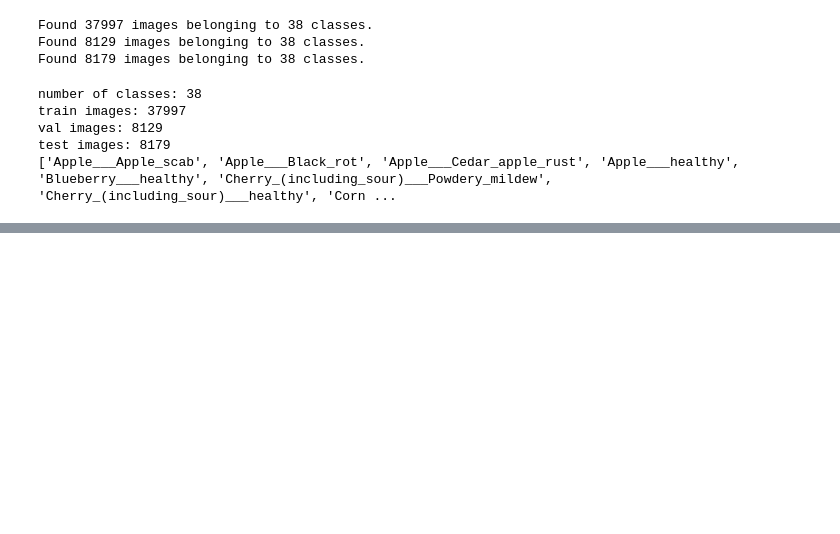
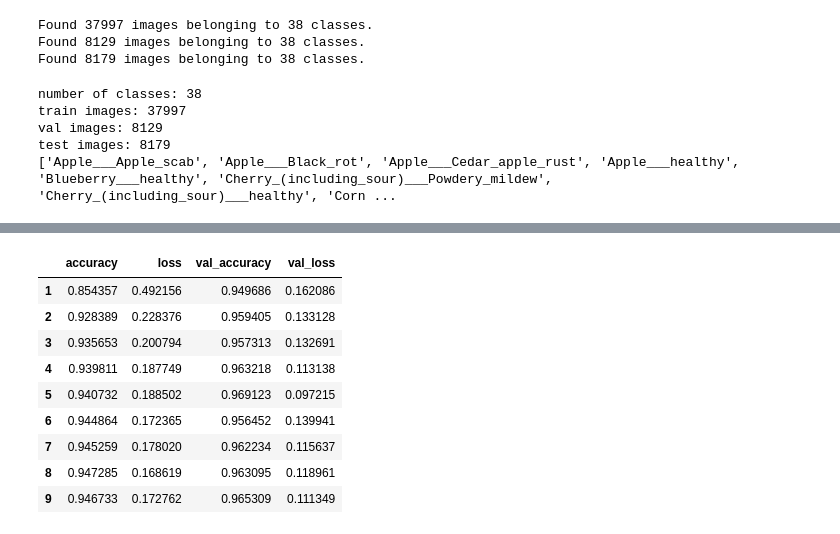
Before and after one commit to RatanChowdary/Plant-disease-detector1, a Jupyter notebook: Notebooks/Plant_Disease_Detector99.ipynb, the cells around one changed output, grey strips where cells are left out. Saved outputs shown, nothing was run; the diff lists cells and outputs as text; code cells hidden in the pictures; blank space fills up the shorter version.

```diff
--- a/Notebooks/Plant_Disease_Detector99.ipynb
+++ b/Notebooks/Plant_Disease_Detector99.ipynb
@@ -231,3 +225,12 @@ Model: "functional_8"
  Total params: 5,973,110 (22.79 MB)
  Trainable params: 51,238 (200.15 KB)
  Non-trainable params: 5,921,872 (22.59 MB)
+# %%
+#now just a small smoke test before real training starts
+#just running 1 epoch on few batches so i can know nothing crashes and loss moves
+smoke=model.fit(
+    train_gen,
+    validation_data=val_gen,
+    epochs=1,steps_per_epoch=5, #kept only 5 keeps it fast
+    validation_steps=3 # just 3 dont need full thing for testing
+)
@@ -233,0 +250,19 @@ Model: "functional_8"
+# %%
+# found an error in val_gen which caused error in imgsize and fixed it now\
+# now the actual traning part with callbacks
+# using callbacks becuase they help in saving time and runs automaticall when training is happening
+# this stops training if val_loss stops improving so i dont waste time improving
+phase1_callbacks=[
+    tf.keras.callbacks.EarlyStopping(
+        monitor="val_loss",
+        patience=4,
+        restore_best_weights=True,
+        verbose=1
+    ),
+    tf.keras.callbacks.ModelCheckpoint( # this saves the best model to drive so i dont lose when colab disconnects it happend to me many times
+        filepath=best_model_path,
+        monitor="val_accuracy", # this is for saving based on best accuracy
+        save_best_only=True, # this is only saves best
+        verbose=1
+    )
+]
@@ -233,0 +306,17 @@ Model: "functional_8"
+# %%
+# saving the training history to a csv
+phase1_history_df = pd.DataFrame(history.history)
+phase1_history_df.index = phase1_history_df.index + 1
+phase1_history_df.to_csv(f"{output_dir}/phase1_history.csv", index_label="epoch")
+phase1_history_df   # just showing it so i can see the table right here in colab
+# %% [output]
+|  | accuracy | loss | val_accuracy | val_loss |
+| 1 | 0.854357 | 0.492156 | 0.949686 | 0.162086 |
+| 2 | 0.928389 | 0.228376 | 0.959405 | 0.133128 |
+| 3 | 0.935653 | 0.200794 | 0.957313 | 0.132691 |
+| 4 | 0.939811 | 0.187749 | 0.963218 | 0.113138 |
+| 5 | 0.940732 | 0.188502 | 0.969123 | 0.097215 |
+| 6 | 0.944864 | 0.172365 | 0.956452 | 0.139941 |
+| 7 | 0.945259 | 0.178020 | 0.962234 | 0.115637 |
+| 8 | 0.947285 | 0.168619 | 0.963095 | 0.118961 |
+| 9 | 0.946733 | 0.172762 | 0.965309 | 0.111349 |
```
Also changed, not shown: parts of 13 cells of this notebook.
